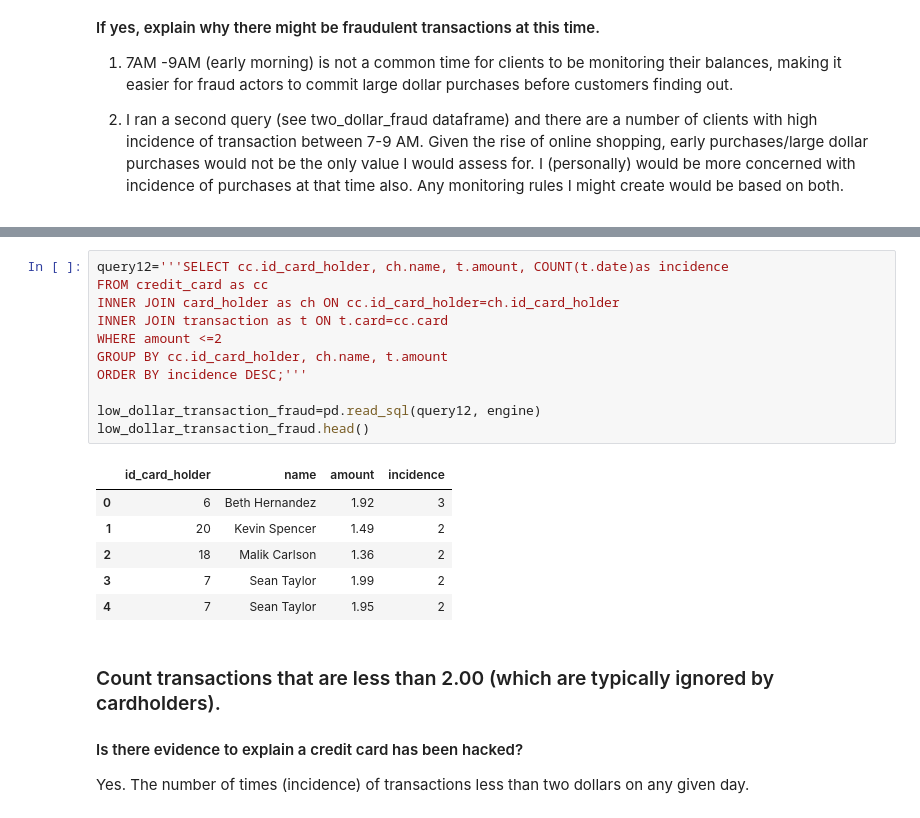
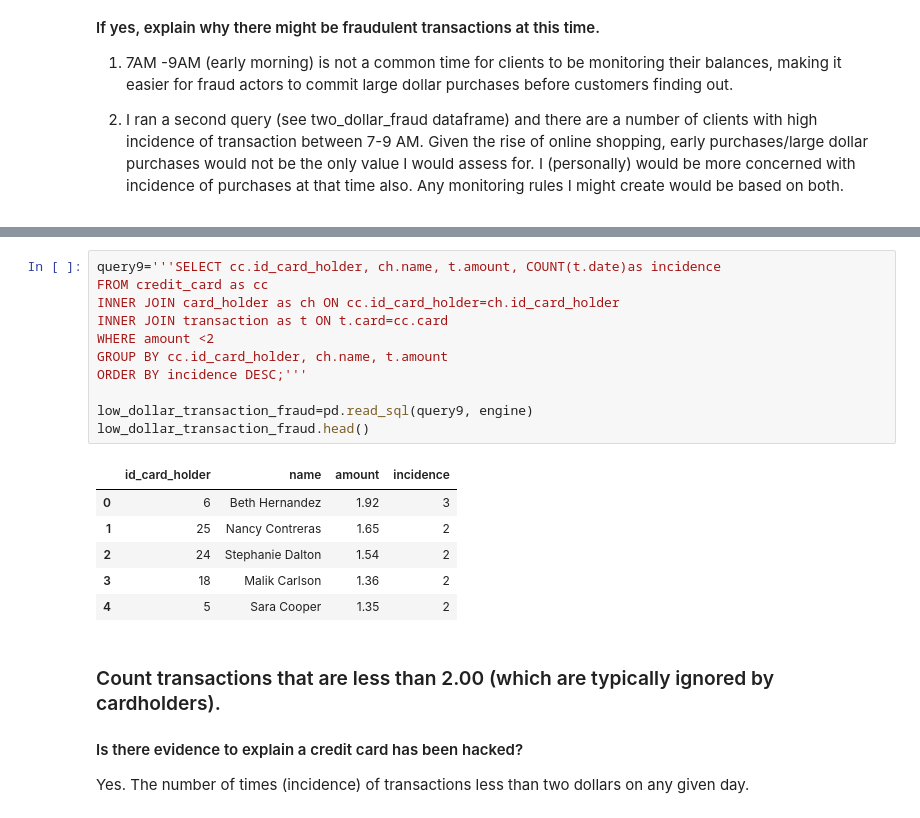
Before and after one commit to AnnSweetNanners/sql-homework, a Jupyter notebook: 07-SQL/Instructions/Starter_Files/visual_data_analysis.ipynb, the cells around one changed output, grey strips where cells are left out. Drawn from its saved outputs; the diff is of its cells as text.

Commit message:
Added new .sql query file. Updated Jupyter Notebook and reordered queries. Updated Report.md with new visualizations. Added Update.md to explain changes to homework.

```diff
--- a/07-SQL/Instructions/Starter_Files/visual_data_analysis.ipynb
+++ b/07-SQL/Instructions/Starter_Files/visual_data_analysis.ipynb
@@ -165,22 +214,22 @@ The Top 5 merchants prone to low dollar fraud
 5. Coffee Shop
 # %%
-query12='''SELECT cc.id_card_holder, ch.name, t.amount, COUNT(t.date)as incidence
+query9='''SELECT cc.id_card_holder, ch.name, t.amount, COUNT(t.date)as incidence
 FROM credit_card as cc
 INNER JOIN card_holder as ch ON cc.id_card_holder=ch.id_card_holder
 INNER JOIN transaction as t ON t.card=cc.card
-WHERE amount <=2
+WHERE amount <2
 GROUP BY cc.id_card_holder, ch.name, t.amount
 ORDER BY incidence DESC;'''
 
-low_dollar_transaction_fraud=pd.read_sql(query12, engine)
+low_dollar_transaction_fraud=pd.read_sql(query9, engine)
 low_dollar_transaction_fraud.head()
 # %% [output]
 |  | id_card_holder | name | amount | incidence |
 | 0 | 6 | Beth Hernandez | 1.92 | 3 |
-| 1 | 20 | Kevin Spencer | 1.49 | 2 |
-| 2 | 18 | Malik Carlson | 1.36 | 2 |
-| 3 | 7 | Sean Taylor | 1.99 | 2 |
-| 4 | 7 | Sean Taylor | 1.95 | 2 |
+| 1 | 25 | Nancy Contreras | 1.65 | 2 |
+| 2 | 24 | Stephanie Dalton | 1.54 | 2 |
+| 3 | 18 | Malik Carlson | 1.36 | 2 |
+| 4 | 5 | Sara Cooper | 1.35 | 2 |
 # %% [markdown]
 ### Count transactions that are less than 2.00 (which are typically ignored by cardholders).
 #### Is there evidence to explain a credit card has been hacked?
```
Also changed, not shown: parts of 18 cells of this notebook, 12 other files.
